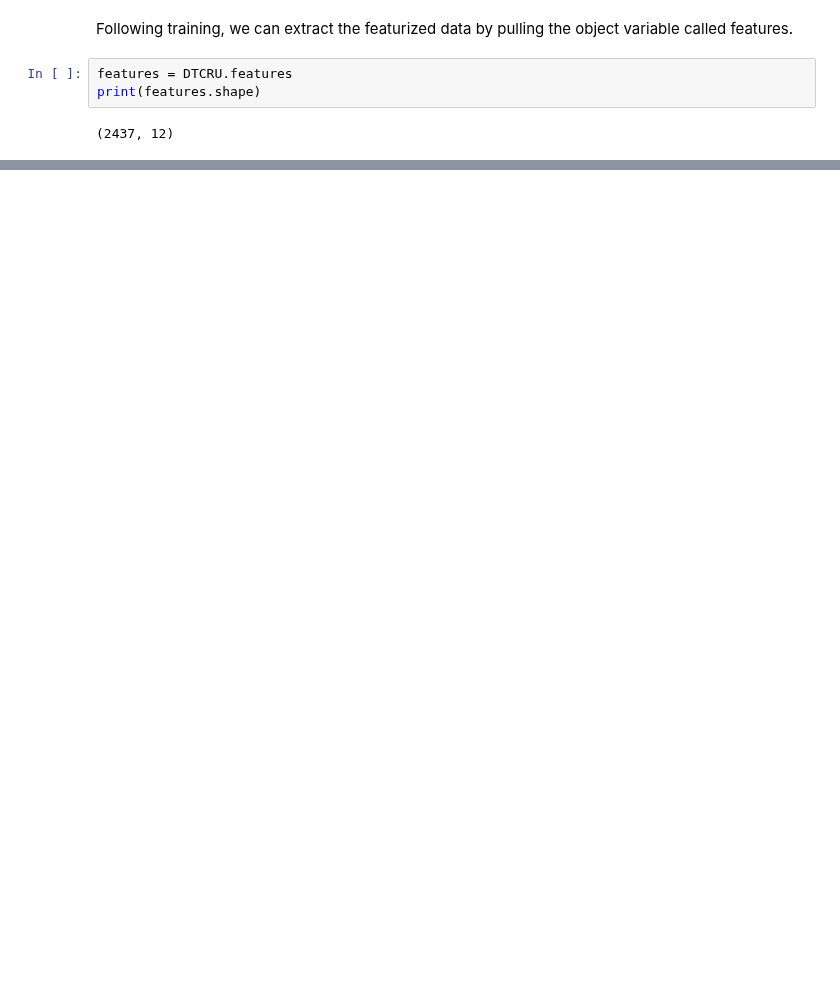
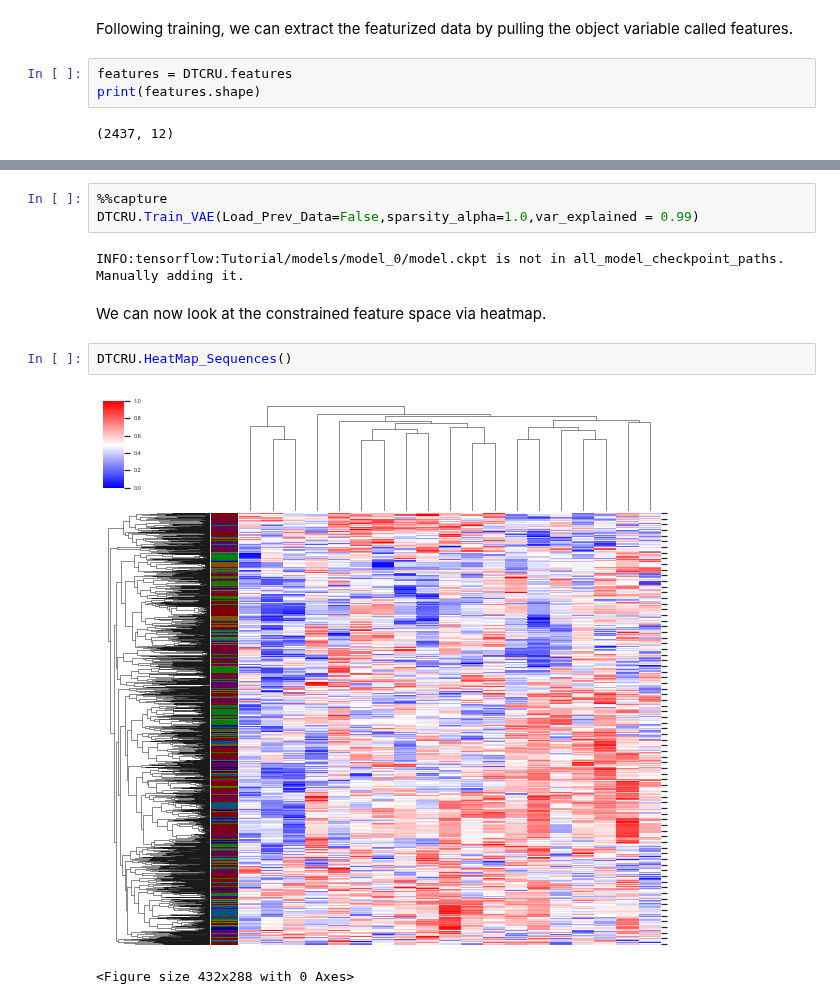
Before and after one commit to sidhomj/DeepTCR, a Jupyter notebook: tutorials/unsupervised/1 - Training VAE.ipynb, the cells around one changed output, grey strips where cells are left out. Cells and saved outputs as stored; diff of their text form; blank space fills up the shorter version.

```diff
--- a/tutorials/unsupervised/1 - Training VAE.ipynb
+++ b/tutorials/unsupervised/1 - Training VAE.ipynb
@@ -81,0 +92,12 @@ print(features.shape)
+# %%
+%%capture
+DTCRU.Train_VAE(Load_Prev_Data=False,sparsity_alpha=1.0,var_explained = 0.99)
+# %% [output]
+INFO:tensorflow:Tutorial/models/model_0/model.ckpt is not in all_model_checkpoint_paths. Manually adding it.
+# %% [markdown]
+We can now look at the constrained feature space via heatmap.
+# %%
+DTCRU.HeatMap_Sequences()
+# %% [output]
+[figure, added]
+<Figure size 432x288 with 0 Axes>
```
Also changed, not shown: parts of 12 cells of this notebook, 2 other files.
